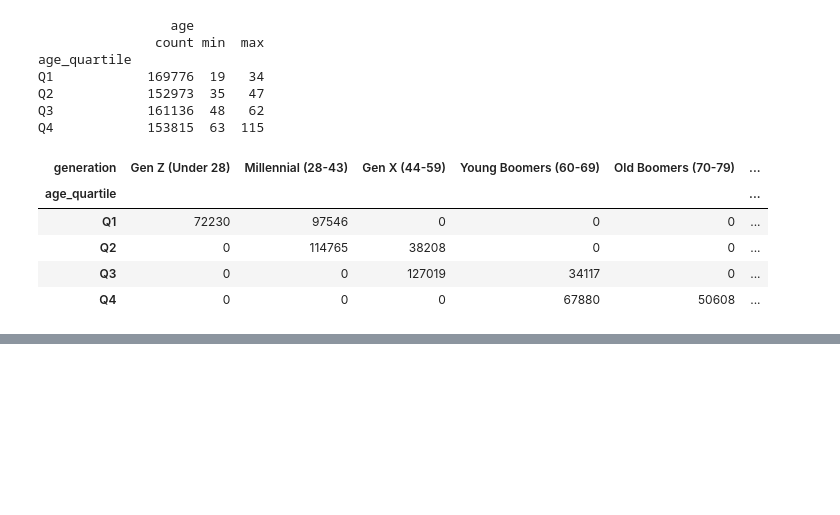
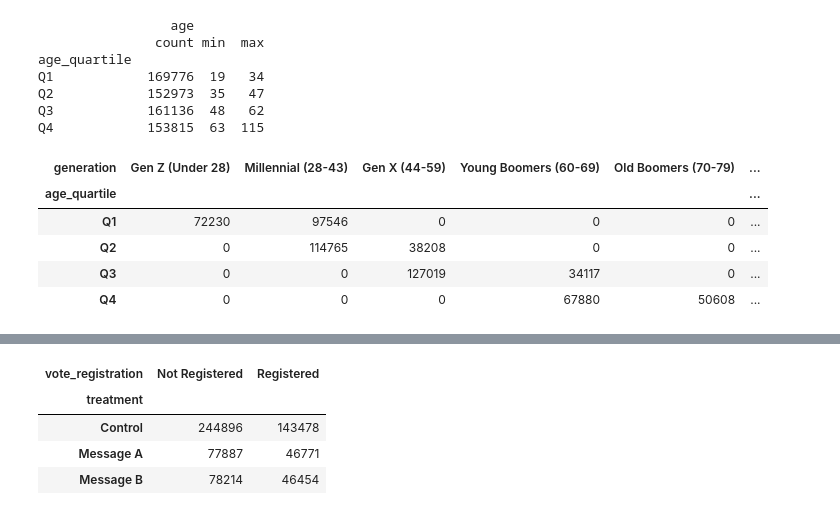
Before and after one commit to dheerajchand/tic_test, a Jupyter notebook: tmc_test_scatchpad.ipynb, the cells around one changed output, grey strips where cells are left out. Cells and saved outputs as stored; diff of their text form; code cells hidden in the pictures; blank space fills up the shorter version.

```diff
--- a/tmc_test_scatchpad.ipynb
+++ b/tmc_test_scatchpad.ipynb
@@ -102,0 +107,9 @@ display(result)
+# %%
+# naive count
+pd.crosstab(working_copy_df['treatment'], working_copy_df['vote_registration'])
+# %% [output]
+| vote_registration | Not Registered | Registered |
+| treatment |  |  |
+| Control | 244896 | 143478 |
+| Message A | 77887 | 46771 |
+| Message B | 78214 | 46454 |
```
Also changed, not shown: parts of 3 cells of this notebook.
